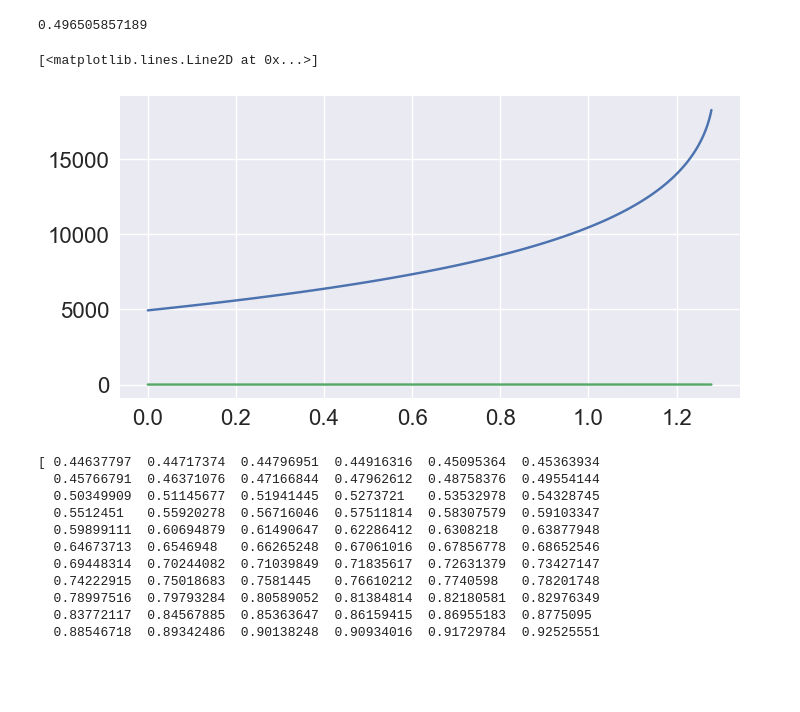
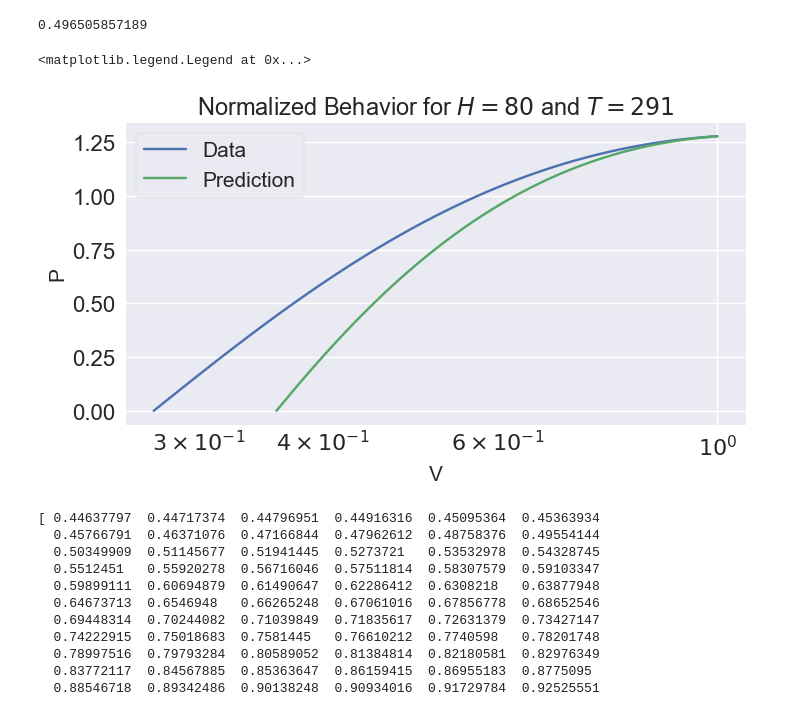
Before and after one commit to matheuscfernandes/mechanics-ml, a Jupyter notebook: SoftActuator/Notebook1.ipynb, the cells around one changed output. Saved outputs shown, nothing was run; the diff lists cells and outputs as text; code cells hidden in the pictures; blank space fills up the shorter version.

Commit message:
added graph

```diff
--- a/SoftActuator/Notebook1.ipynb
+++ b/SoftActuator/Notebook1.ipynb
@@ -16,9 +16,9 @@ Populating the interactive namespace from numpy and matplotlib
 pylab.rcParams['figure.figsize'] = (8, 4)
 pylab.rcParams['xtick.labelsize'] = 16
 pylab.rcParams['ytick.labelsize'] = 16
-pylab.rcParams['axes.labelsize'] = 20
+pylab.rcParams['axes.labelsize'] = 15
 pylab.rcParams['legend.fontsize'] = 15
-pylab.rcParams['axes.titlesize'] = 24
+pylab.rcParams['axes.titlesize'] = 17
 pylab.rcParams['legend.frameon'] = True
 # pylab.rcParams['figure.'] = True
 
@@ -106,18 +106,22 @@ print MLP.score(XTest,YTest)
 # %%
 # Testing Plot with PV
 #Filtering
 H=80;T=291
 rawData = obtainRows([H,T],dataPAll)
 V=rawData[:,2]
 P=rawData[:,3]
 P_predict=rawData[:,:-1]
 V_predict=MLP.predict(P_predict)
 
-plt.plot(P,V)
-plt.plot(P,V_predict)
+plt.title(r'Normalized Behavior for $H=80$ and $T=291$')
+plt.xlabel('V')
+plt.ylabel('P')
+plt.semilogx(V/max(V),P,label='Data')
+plt.semilogx(V_predict/max(V_predict),P,label='Prediction')
+plt.legend()
 # %% [output]
-[<matplotlib.lines.Line2D at 0x...>]
+<matplotlib.legend.Legend at 0x...>
-[figure, old version]
+[figure, new version]
 # %%
 print V_predict
 print V
```
